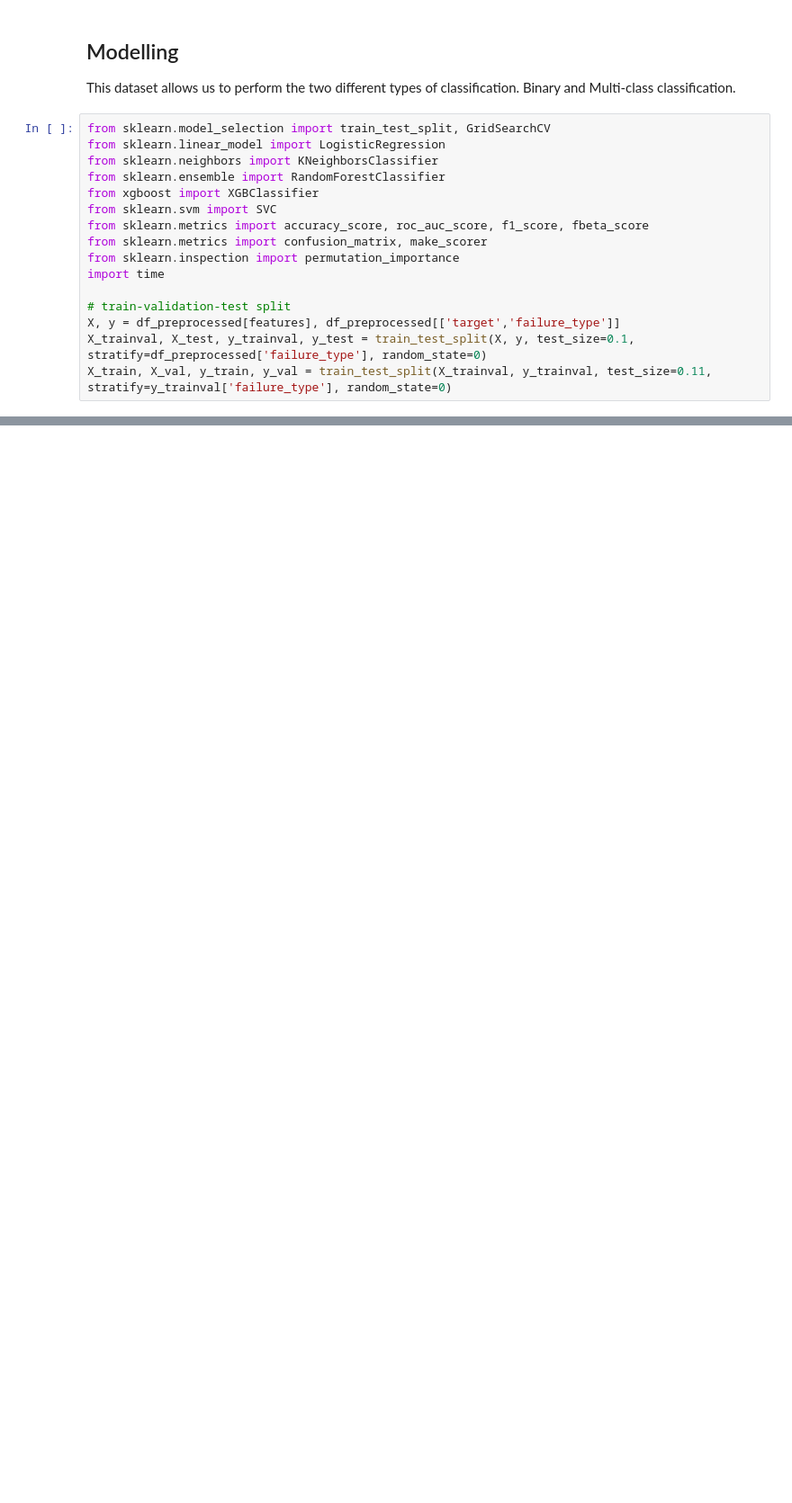
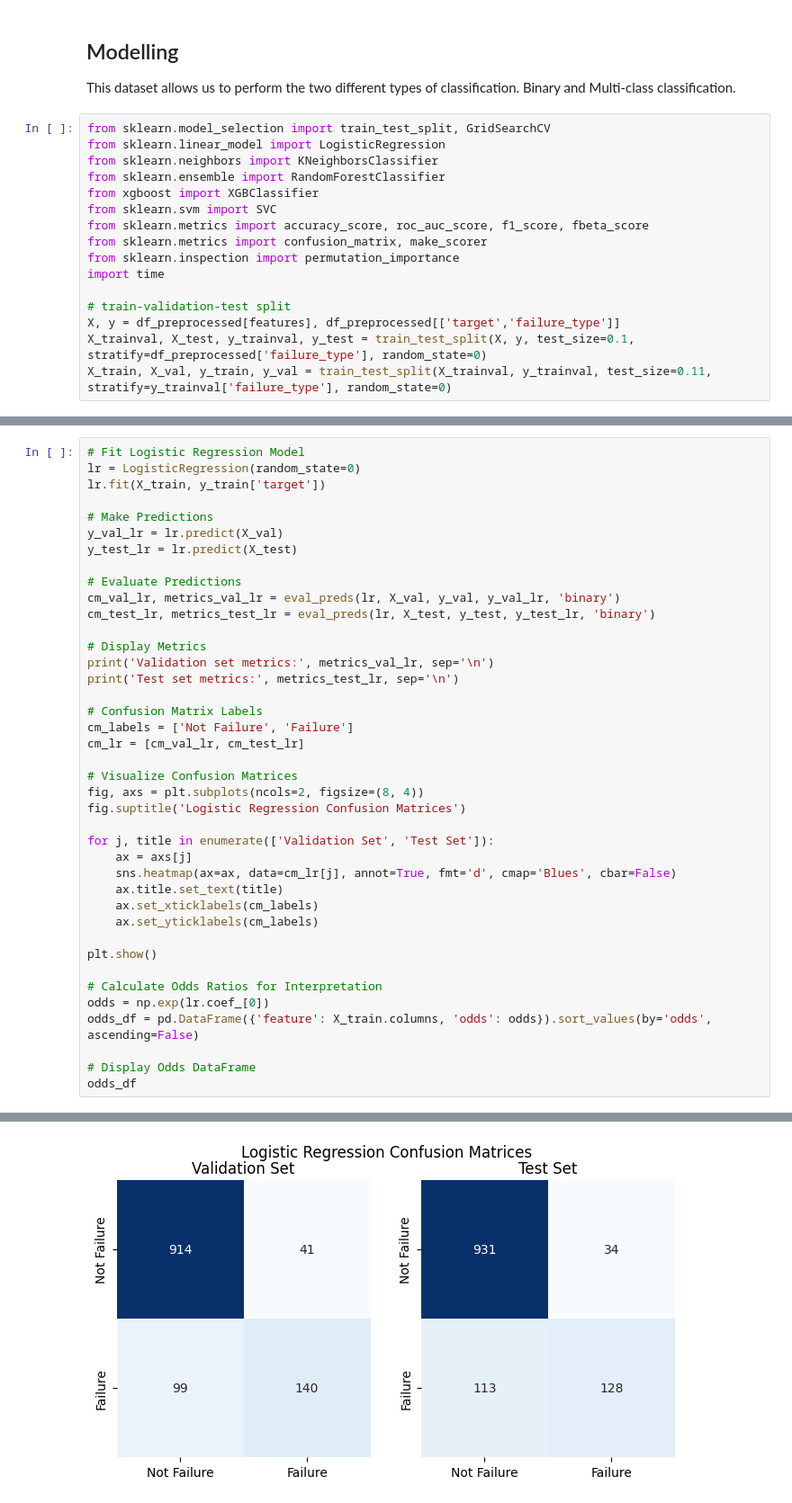
Before and after one commit to iyissa/ml-portfolio, a Jupyter notebook: notebooks/machine_predict.ipynb, the cells around one changed output, grey strips where cells are left out. Shown at 90% size. Drawn from its saved outputs; the diff is of its cells as text; blank space fills up the shorter version.

```diff
--- a/notebooks/machine_predict.ipynb
+++ b/notebooks/machine_predict.ipynb
@@ -334,0 +682,41 @@ import xgboost
+# %%
+# Fit Logistic Regression Model
+lr = LogisticRegression(random_state=0)
+lr.fit(X_train, y_train['target'])
+
+# Make Predictions
+y_val_lr = lr.predict(X_val)
+y_test_lr = lr.predict(X_test)
+
+# Evaluate Predictions
+cm_val_lr, metrics_val_lr = eval_preds(lr, X_val, y_val, y_val_lr, 'binary')
+cm_test_lr, metrics_test_lr = eval_preds(lr, X_test, y_test, y_test_lr, 'binary')
+
+# Display Metrics
+print('Validation set metrics:', metrics_val_lr, sep='\n')
+print('Test set metrics:', metrics_test_lr, sep='\n')
+
+# Confusion Matrix Labels
+cm_labels = ['Not Failure', 'Failure']
+cm_lr = [cm_val_lr, cm_test_lr]
+
+# Visualize Confusion Matrices
+fig, axs = plt.subplots(ncols=2, figsize=(8, 4))
+fig.suptitle('Logistic Regression Confusion Matrices')
+
+for j, title in enumerate(['Validation Set', 'Test Set']):
+    ax = axs[j]
+    sns.heatmap(ax=ax, data=cm_lr[j], annot=True, fmt='d', cmap='Blues', cbar=False)
+    ax.title.set_text(title)
+    ax.set_xticklabels(cm_labels)
+    ax.set_yticklabels(cm_labels)
+
+plt.show()
+
+# Calculate Odds Ratios for Interpretation
+odds = np.exp(lr.coef_[0])
+odds_df = pd.DataFrame({'feature': X_train.columns, 'odds': odds}).sort_values(by='odds', ascending=False)
+
+# Display Odds DataFrame
+odds_df
+# %% [output]
@@ -334,0 +735 @@ import xgboost
+[figure, added]
```
Also changed, not shown: parts of 39 cells of this notebook, 2 other files.
